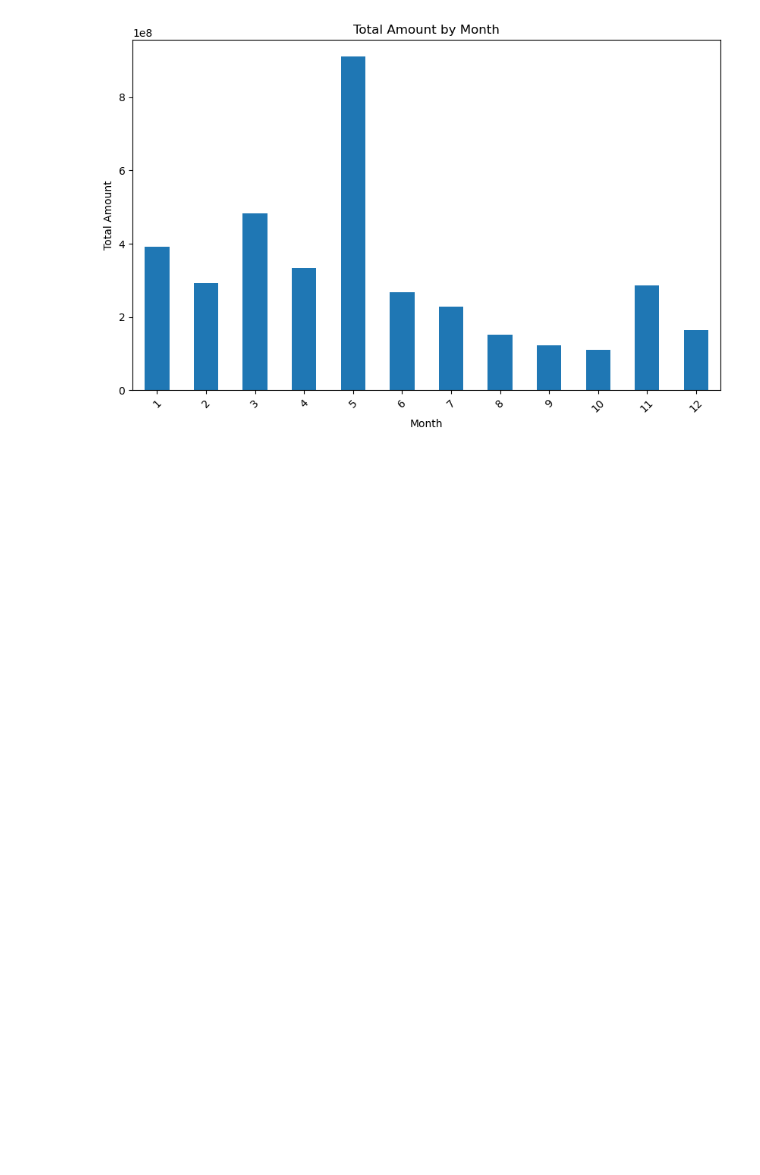
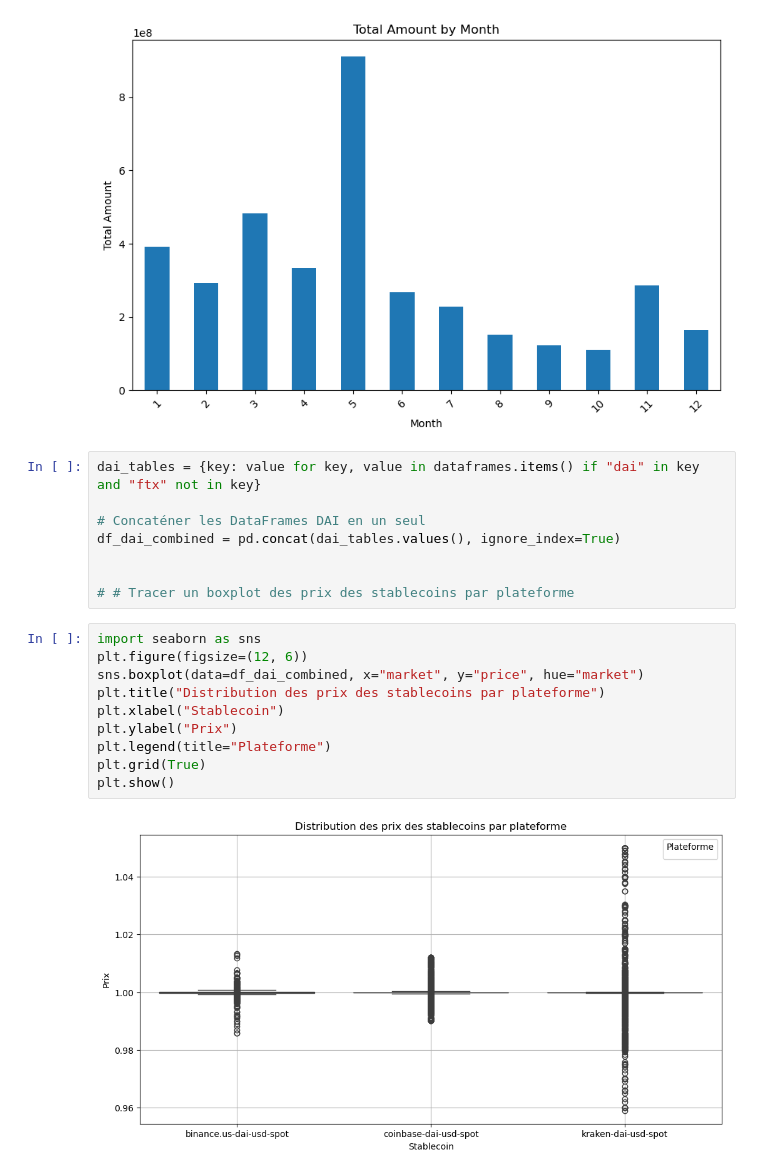
Before and after one commit to tilian15/stable_analysis, a Jupyter notebook: main.ipynb, the cells around one changed output. Cells and saved outputs as stored; diff of their text form; blank space fills up the shorter version.

```diff
--- a/main.ipynb
+++ b/main.ipynb
@@ -312,3 +312,23 @@ ax.set_xticklabels(daily_stats.index, rotation=45)
  Text(10, 0, '11'),
  Text(11, 0, '12')]
 [figure]
+# %%
+dai_tables = {key: value for key, value in dataframes.items() if "dai" in key and "ftx" not in key}
+
+# Concaténer les DataFrames DAI en un seul
+df_dai_combined = pd.concat(dai_tables.values(), ignore_index=True)
+
+
+# # Tracer un boxplot des prix des stablecoins par plateforme
+# %%
+import seaborn as sns
+plt.figure(figsize=(12, 6))
+sns.boxplot(data=df_dai_combined, x="market", y="price", hue="market")
+plt.title("Distribution des prix des stablecoins par plateforme")
+plt.xlabel("Stablecoin")
+plt.ylabel("Prix")
+plt.legend(title="Plateforme")
+plt.grid(True)
+plt.show()
+# %% [output]
+[figure, added]
```
Also changed, not shown: parts of 3 cells of this notebook, 2 other files.
